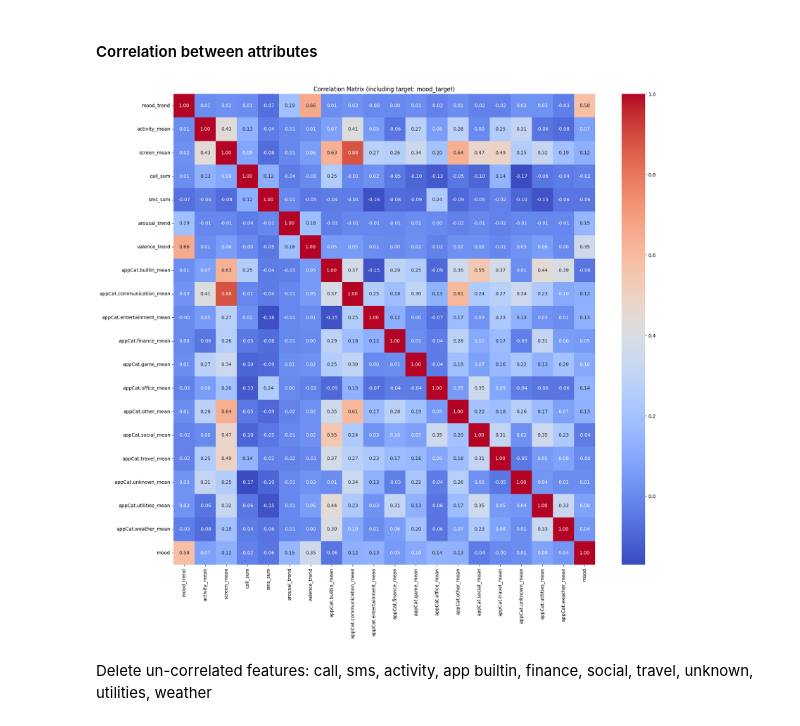
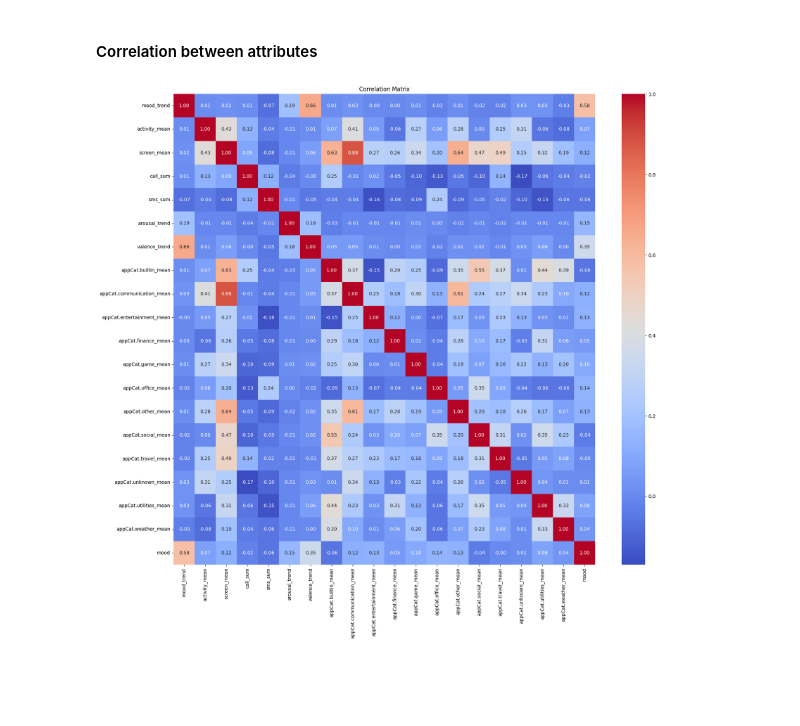
Before and after one commit to rjvandel14/DM-Assignment-1, a Jupyter notebook: feature_engineering.ipynb, the cells around one changed output. Cells and saved outputs as stored; diff of their text form; code cells hidden in the pictures; blank space fills up the shorter version.

```diff
--- a/feature_engineering.ipynb
+++ b/feature_engineering.ipynb
@@ -40,9 +40,10 @@ def pivot_df(df_imputed, imputed_vars, name='median'):
     # summing
     sum_vars = [v for v in df_imputed['variable'].unique() if v not in imputed_vars]
     median_group = df_imputed[df_imputed['variable'].isin(imputed_vars)].copy()
-    median_agg = (median_group.groupby(['id', 'date', 'variable'])['value'].agg(lambda x: x.mean() if 'mood' in x.name else x.median()).reset_index())
+    median_agg = (median_group.groupby(['id', 'date', 'variable'])['value'].agg(lambda x: x.mean() if 'mood' in x.name
+                                                                                else x.median()).reset_index()) # mean for mood, others median
 
-    sum_group = df_imputed[df_imputed['variable'].isin(sum_vars)].copy()
+    sum_group = df_imputed[df_imputed['variable'].isin(sum_vars)].copy() # sum for count variables
     sum_agg = (sum_group.groupby(['id', 'date', 'variable'])['value'].sum().reset_index())
 
     # pivot and combine
@@ -344,25 +330,22 @@ attribute_kalman = attribute_kalman[attribute_kalman['day_index'] >= 5].drop(col
 # %%
 correlation_df_m = attribute_median.copy()
 correlation_df_k = attribute_kalman.copy()
 
 correlation_df_m = correlation_df_m[correlation_df_m['was_imputed'] == False]
 correlation_df_k = correlation_df_k[correlation_df_k['was_imputed'] == False]
 
-exclude_cols = ['id', 'date', 'was_imputed']  # optionally also 'mood_imputed' if you want
+exclude_cols = ['id', 'date', 'was_imputed']
 features_for_corr = correlation_df_m.drop(columns=exclude_cols)
 
-# Compute correlation matrix
+# correlation matrix
 correlation_matrix = features_for_corr.corr()
 
-# Optional: round for easier reading
+# round for easier reading
 correlation_matrix = correlation_matrix.round(2)
 
-# Display the matrix
 plt.figure(figsize=(20, 18))
 sns.heatmap(correlation_matrix, annot=True, fmt=".2f", cmap="coolwarm", cbar=True)
-plt.title("Correlation Matrix (including target: mood_target)")
+plt.title("Correlation Matrix")
 plt.show()
 # %% [output]
-[figure, old version]
+[figure, new version]
-# %% [markdown]
-Delete un-correlated features: call, sms, activity, app builtin, finance, social, travel, unknown, utilities, weather
```
Also changed, not shown: parts of 6 cells of this notebook.
